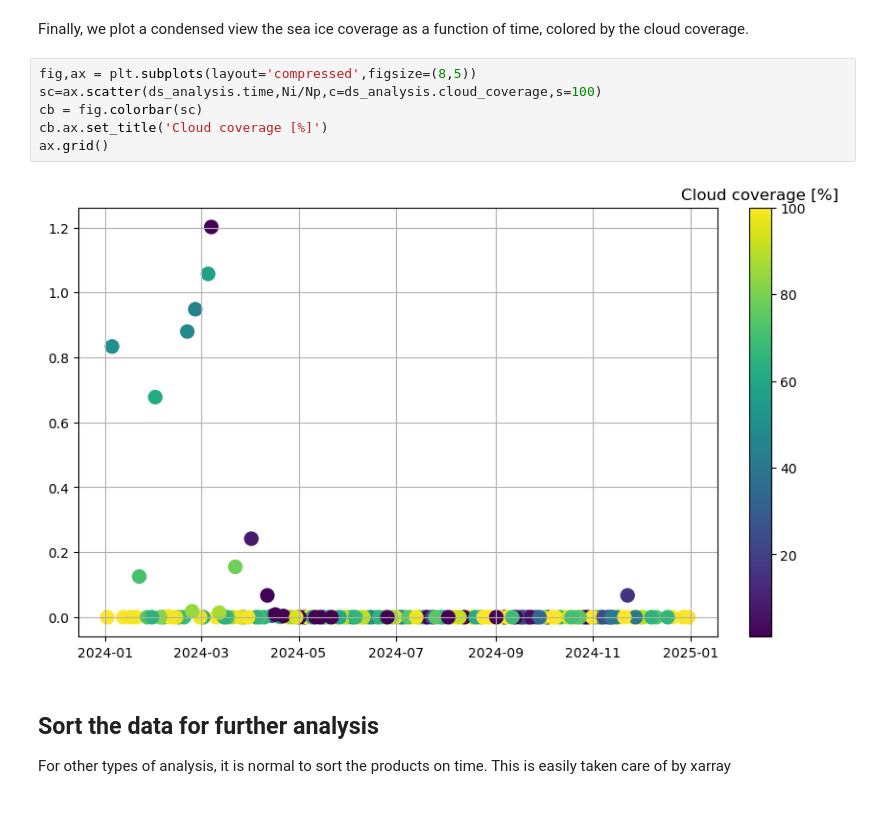
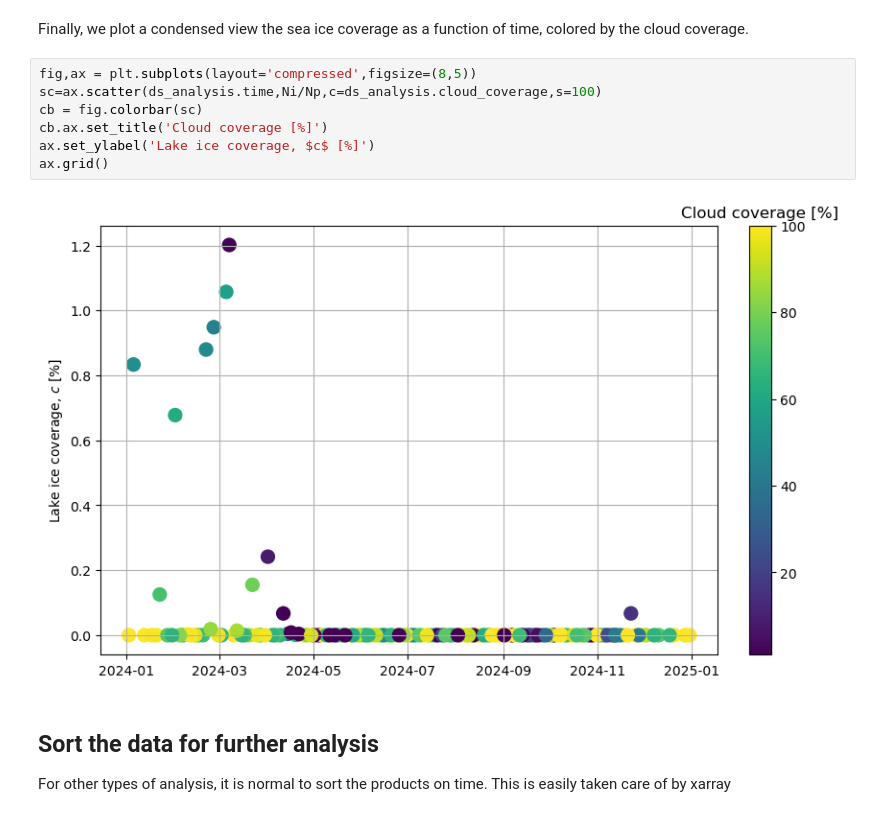
Before and after one commit to NasjonaltBakkeSegment/NBS_tutorials, a Jupyter notebook: notebooks/read_sentinel-2_datacubes.ipynb, the cells around one changed output. Drawn from its saved outputs; the diff is of its cells as text.

```diff
--- a/notebooks/read_sentinel-2_datacubes.ipynb
+++ b/notebooks/read_sentinel-2_datacubes.ipynb
@@ -281,11 +281,12 @@ Finally, we plot a condensed view the sea ice coverage as a function of time, co
 # %%
 fig,ax = plt.subplots(layout='compressed',figsize=(8,5))
 sc=ax.scatter(ds_analysis.time,Ni/Np,c=ds_analysis.cloud_coverage,s=100)
 cb = fig.colorbar(sc)
 cb.ax.set_title('Cloud coverage [%]')
+ax.set_ylabel('Lake ice coverage, $c$ [%]')
 ax.grid()
 # %% [output]
-[figure, old version]
+[figure, new version]
 # %% [markdown]
 ## Sort the data for further analysis
 For other types of analysis, it is normal to sort the products on time. This is easily taken care of by xarray
```
Also changed, not shown: parts of 1 cell of this notebook.
